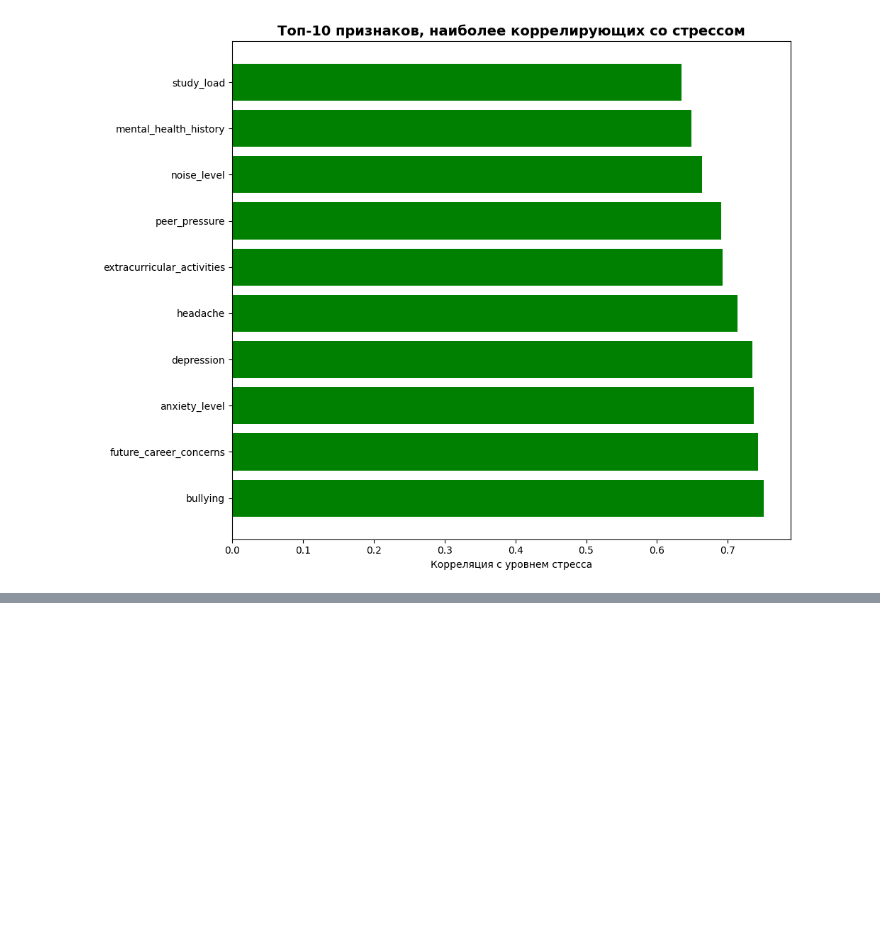
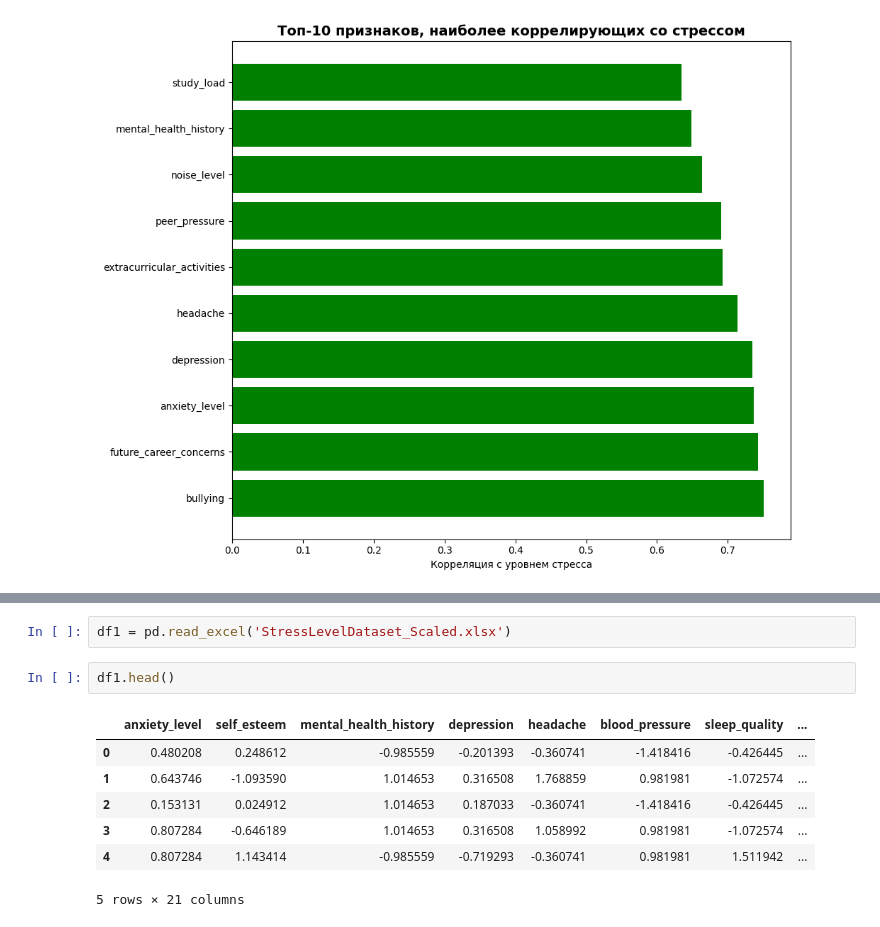
Before and after one commit to uldopp/TMON, a Jupyter notebook: PROJECT/PROJECT.ipynb, the cells around one changed output, grey strips where cells are left out. Saved outputs shown, nothing was run; the diff lists cells and outputs as text; blank space fills up the shorter version.

```diff
--- a/PROJECT/PROJECT.ipynb
+++ b/PROJECT/PROJECT.ipynb
@@ -270,0 +287,12 @@ plt.show()
+# %%
+df1 = pd.read_excel('StressLevelDataset_Scaled.xlsx')
+# %%
+df1.head()
+# %% [output]
+|  | anxiety_level | self_esteem | mental_health_history | depression | headache | blood_pressure | sleep_quality | ... |
+| 0 | 0.480208 | 0.248612 | -0.985559 | -0.201393 | -0.360741 | -1.418416 | -0.426445 | ... |
+| 1 | 0.643746 | -1.093590 | 1.014653 | 0.316508 | 1.768859 | 0.981981 | -1.072574 | ... |
+| 2 | 0.153131 | 0.024912 | 1.014653 | 0.187033 | -0.360741 | -1.418416 | -0.426445 | ... |
+| 3 | 0.807284 | -0.646189 | 1.014653 | 0.316508 | 1.058992 | 0.981981 | -1.072574 | ... |
+| 4 | 0.807284 | 1.143414 | -0.985559 | -0.719293 | -0.360741 | 0.981981 | 1.511942 | ... |
+5 rows × 21 columns
```
Also changed, not shown: parts of 55 cells of this notebook.
